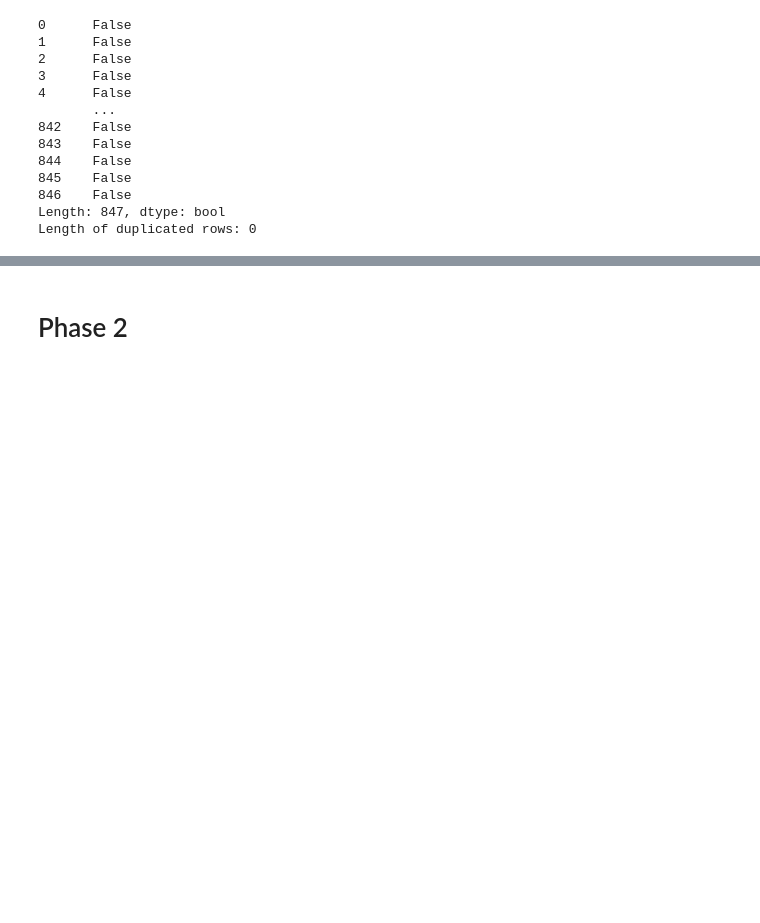
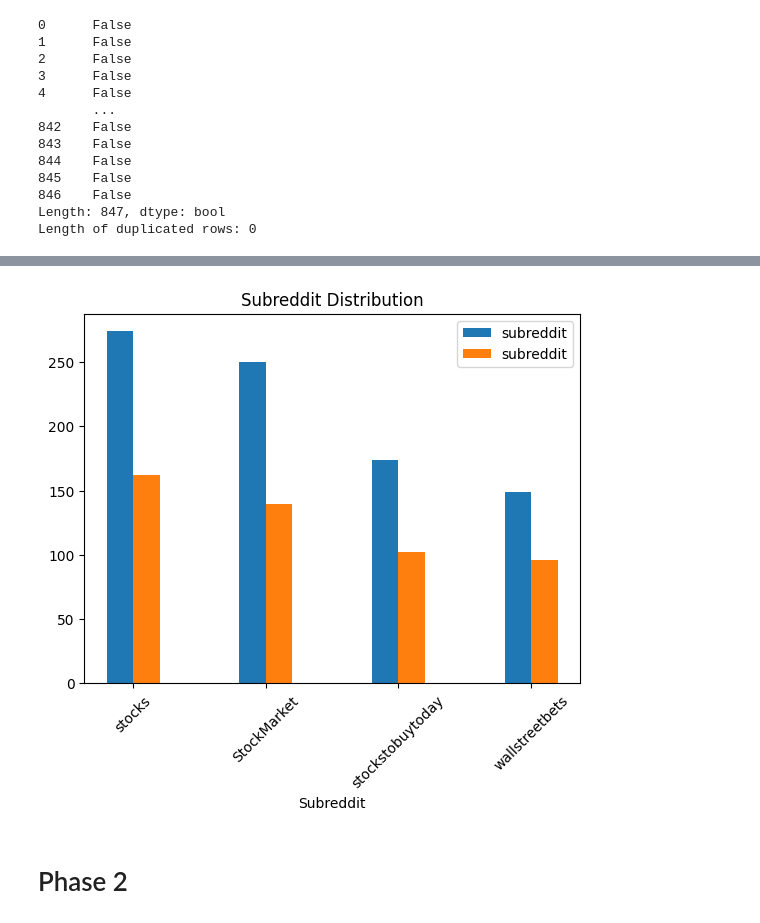
Before and after one commit to Kev-Tan/DM2025-Lab1-Exercise, a Jupyter notebook: DM2025-Lab1-Homework.ipynb, the cells around one changed output, grey strips where cells are left out. Saved outputs shown, nothing was run; the diff lists cells and outputs as text; code cells hidden in the pictures; blank space fills up the shorter version.

```diff
--- a/DM2025-Lab1-Homework.ipynb
+++ b/DM2025-Lab1-Homework.ipynb
@@ -202,0 +205,2 @@ Length of duplicated rows: 0
+# %%
+X_sample = X.sample(n=500) #random state
@@ -203,3 +238,23 @@ Length of duplicated rows: 0
+# %%
+import matplotlib.pyplot as plt
+import numpy as np
+
+x = np.arange(len(X.subreddit.value_counts()))
+width = 0.2
+fig, ax = plt.subplots()
+
+bar1 = ax.bar(x - width/2, X.subreddit.value_counts(), width, label='subreddit')
+bar2 = ax.bar(x + width/2, X_sample.subreddit.value_counts(), width, label='subreddit')
+
+ax.set_xlabel("Subreddit")
+ax.set_title("Subreddit Distribution")
+ax.set_xticks(x)
+ax.set_xticklabels(X.subreddit.value_counts().index, rotation=45)
+ax.legend()
+
+plt.show()
+# %% [output]
+[figure, added]
 # %% [markdown]
 # Phase 2
 # %%
```
Also changed, not shown: parts of 6 cells of this notebook.
